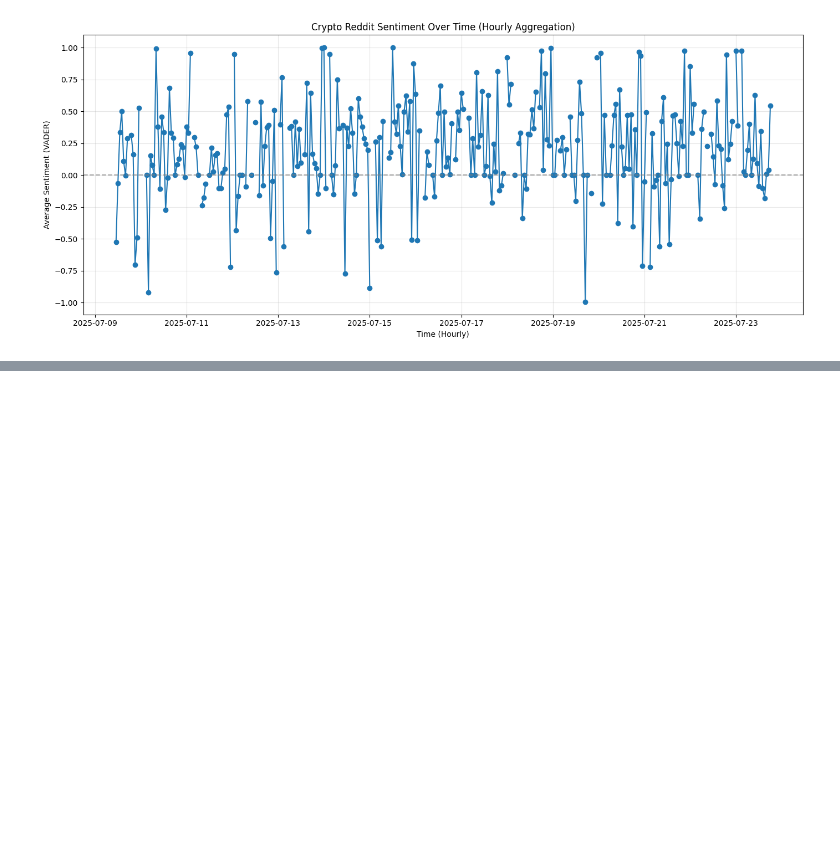
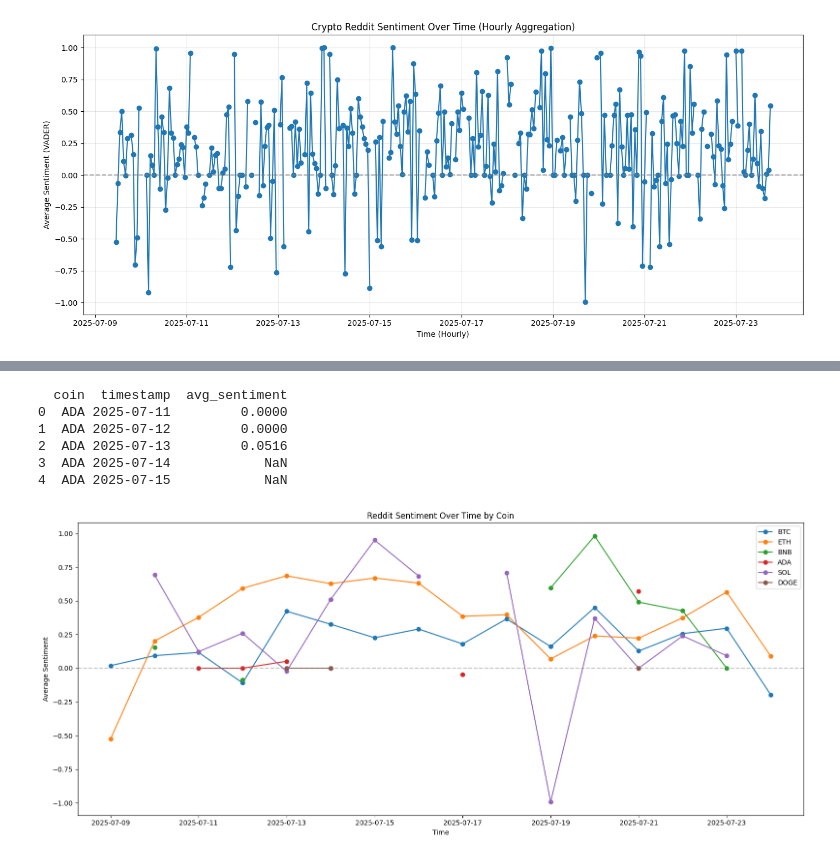
Before and after one commit to FeryGritli/crypto-sentiment-whales, a Jupyter notebook: notebooks/02_WebScraping_Reddit.ipynb, the cells around one changed output, grey strips where cells are left out. Cells and saved outputs as stored; diff of their text form; code cells hidden in the pictures; blank space fills up the shorter version.

```diff
--- a/notebooks/02_WebScraping_Reddit.ipynb
+++ b/notebooks/02_WebScraping_Reddit.ipynb
@@ -215,6 +215,8 @@ def detect_coin(text):
 
     elif "solana" in text or "sol" in text:
         return "SOL"
+    elif "Tether" in text or "usdt" in text or "tether" in text:
+        return "USDT"
     elif "dogecoin" in text or "doge" in text:
         return "DOGE"
     # Add more coins as needed!
@@ -243,0 +452,45 @@ Saved to reddit_crypto_posts_with_coins.csv
+# %%
+# Aggregate by coin and day
+daily_coin_sentiment = (
+    df.groupby("coin")["sentiment"]
+      .resample("D")
+      .mean()
+      .reset_index()
+      .rename(columns={"sentiment": "avg_sentiment"})
+)
+
+# Save to CSV
+daily_coin_sentiment.to_csv("reddit_sentiment_daily_by_coin.csv", index=False)
+print(daily_coin_sentiment.head())
+# %% [output]
+  coin  timestamp  avg_sentiment
+0  ADA 2025-07-11         0.0000
+1  ADA 2025-07-12         0.0000
+2  ADA 2025-07-13         0.0516
+3  ADA 2025-07-14            NaN
+4  ADA 2025-07-15            NaN
+# %%
+import pandas as pd
+import matplotlib.pyplot as plt
+
+# Choose either hourly or daily aggregation file
+df = pd.read_csv("reddit_sentiment_daily_by_coin.csv", parse_dates=["timestamp"])
+# Or for hourly:
+#df = pd.read_csv("reddit_sentiment_hourly_by_coin.csv", parse_dates=["timestamp"])
+
+coins_to_plot = ["BTC", "ETH", "BNB", "ADA", "SOL", "DOGE"]  # Edit as needed
+# %%
+plt.figure(figsize=(16, 7))
+for coin in coins_to_plot:
+    coin_df = df[df["coin"] == coin]
+    plt.plot(coin_df["timestamp"], coin_df["avg_sentiment"], marker="o", label=coin)
+
+plt.axhline(0, color="gray", linestyle="--", alpha=0.5)
+plt.xlabel("Time")
+plt.ylabel("Average Sentiment")
+plt.title("Reddit Sentiment Over Time by Coin")
+plt.legend()
+plt.tight_layout()
+plt.show()
+# %% [output]
+[figure, added]
```
Also changed, not shown: parts of 9 cells of this notebook.
